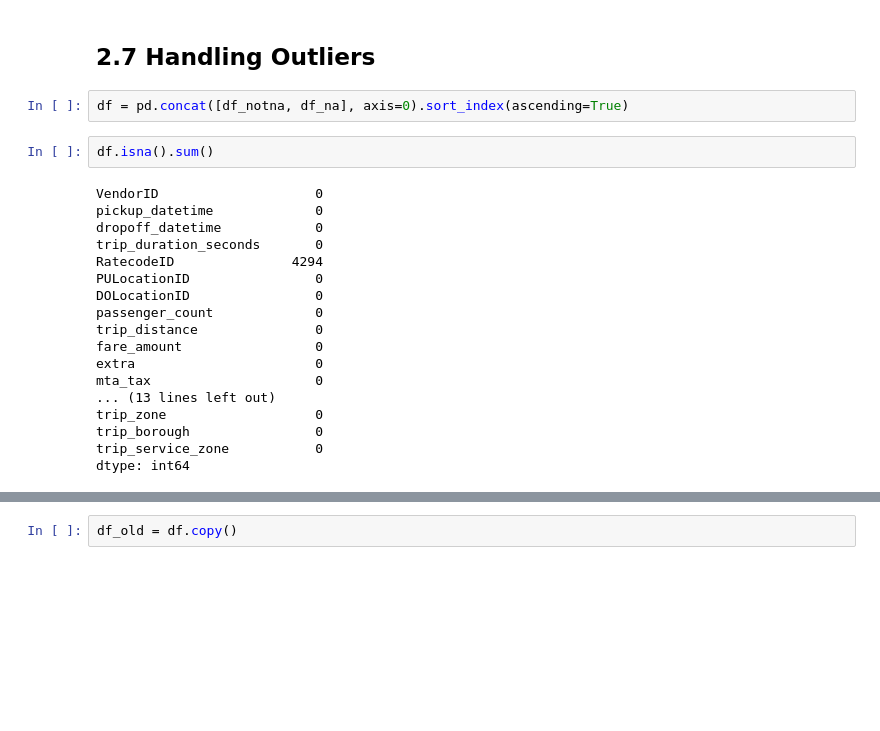
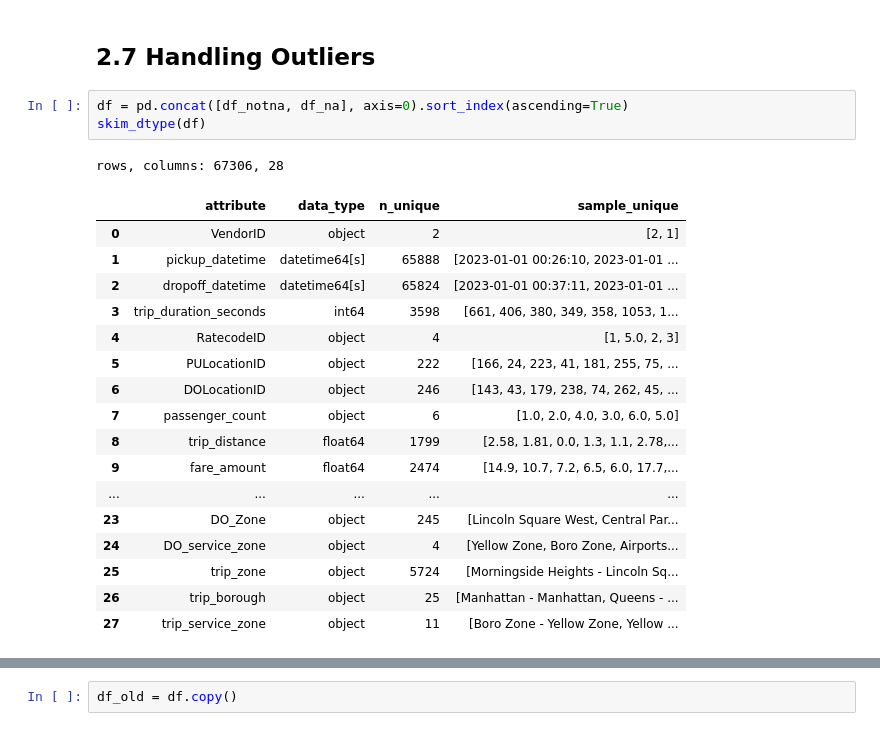
Before and after one commit to nheryanto/nyc-green-taxi, a Jupyter notebook: notebooks/1.0-nah-data-preparation.ipynb, the cells around one changed output, grey strips where cells are left out. Cells and saved outputs as stored; diff of their text form; blank space fills up the shorter version.

```diff
--- a/notebooks/1.0-nah-data-preparation.ipynb
+++ b/notebooks/1.0-nah-data-preparation.ipynb
@@ -683,23 +718,23 @@ df_na.trip_type.fillna(3, inplace=True)
 ## **2.7 Handling Outliers**
 # %%
 df = pd.concat([df_notna, df_na], axis=0).sort_index(ascending=True)
+skim_dtype(df)
+# %% [output]
+rows, columns: 67306, 28
+|  | attribute | data_type | n_unique | sample_unique |
+| 0 | VendorID | object | 2 | [2, 1] |
+| 1 | pickup_datetime | datetime64[s] | 65888 | [2023-01-01 00:26:10, 2023-01-01 ... |
+| 2 | dropoff_datetime | datetime64[s] | 65824 | [2023-01-01 00:37:11, 2023-01-01 ... |
+| 3 | trip_duration_seconds | int64 | 3598 | [661, 406, 380, 349, 358, 1053, 1... |
+| 4 | RatecodeID | object | 4 | [1, 5.0, 2, 3] |
+| 5 | PULocationID | object | 222 | [166, 24, 223, 41, 181, 255, 75, ... |
+| 6 | DOLocationID | object | 246 | [143, 43, 179, 238, 74, 262, 45, ... |
+| 7 | passenger_count | object | 6 | [1.0, 2.0, 4.0, 3.0, 6.0, 5.0] |
+| 8 | trip_distance | float64 | 1799 | [2.58, 1.81, 0.0, 1.3, 1.1, 2.78,... |
+| 9 | fare_amount | float64 | 2474 | [14.9, 10.7, 7.2, 6.5, 6.0, 17.7,... |
+| ... | ... | ... | ... | ... |
+| 23 | DO_Zone | object | 245 | [Lincoln Square West, Central Par... |
+| 24 | DO_service_zone | object | 4 | [Yellow Zone, Boro Zone, Airports... |
+| 25 | trip_zone | object | 5724 | [Morningside Heights - Lincoln Sq... |
+| 26 | trip_borough | object | 25 | [Manhattan - Manhattan, Queens - ... |
+| 27 | trip_service_zone | object | 11 | [Boro Zone - Yellow Zone, Yellow ... |
-# %%
-df.isna().sum()
-# %% [output]
-VendorID                    0
-pickup_datetime             0
-dropoff_datetime            0
-trip_duration_seconds       0
-RatecodeID               4294
-PULocationID                0
-DOLocationID                0
-passenger_count             0
-trip_distance               0
-fare_amount                 0
-extra                       0
-mta_tax                     0
-... (13 lines left out)
-trip_zone                   0
-trip_borough                0
-trip_service_zone           0
-dtype: int64
```
Also changed, not shown: parts of 19 cells of this notebook.
